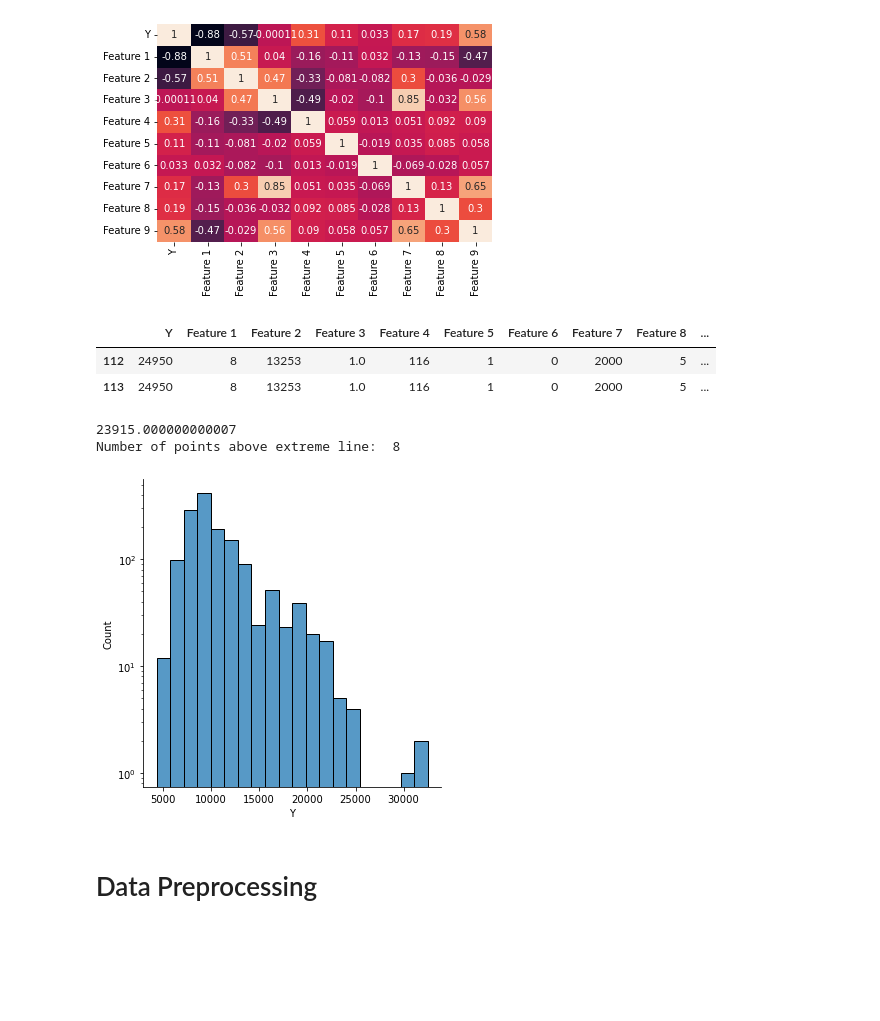
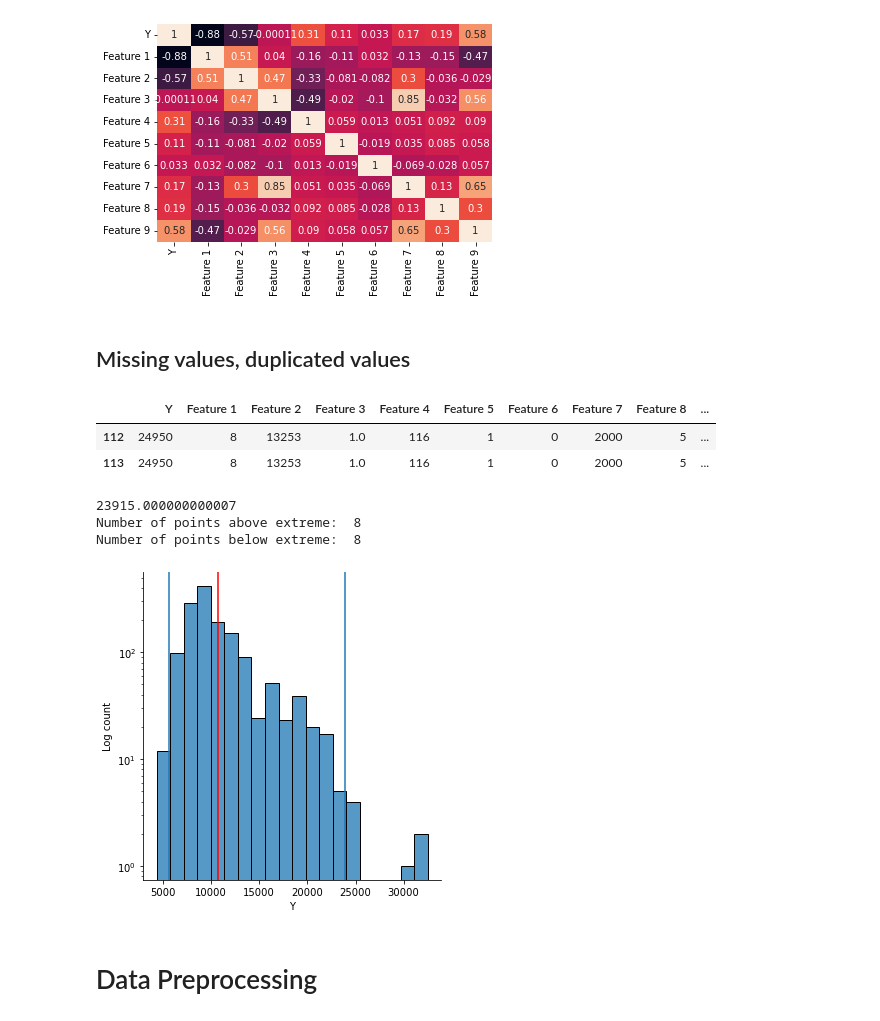
Before and after one commit to potus84/Inmeta, a Jupyter notebook: Modelling.ipynb, the cells around one changed output. Cells and saved outputs as stored; diff of their text form; code cells hidden in the pictures; blank space fills up the shorter version.

```diff
--- a/Modelling.ipynb
+++ b/Modelling.ipynb
@@ -64,6 +67,8 @@ sns.heatmap(df.corr(), annot=True, cbar=False)
 # %% [output]
 <AxesSubplot:>
 [figure]
+# %% [markdown]
+## Missing values, duplicated values
 # %%
 # Find the duplications
 df[df.duplicated(keep=False)]
@@ -74,13 +79,19 @@ df[df.duplicated(keep=False)]
 # %%
 sns.displot(df['Y'], bins=20)
 plt.yscale('log')
+plt.axvline(df['Y'].mean(), c='red', label='mean')
+plt.axvline(np.percentile(df['Y'], q=99.5), label='99.5 percentile')
+plt.axvline(np.percentile(df['Y'], q=0.5), label='0.5 percentile')
 threshold = np.percentile(df['Y'], q=99.5)
+plt.ylabel('Log count')
 print(threshold)
-print('Number of points above extreme line: ', len(df[df['Y'] > threshold]))
+print('Number of points above extreme: ', len(df[df['Y'] > np.percentile(df['Y'], q=99.5)]))
+print('Number of points below extreme: ', len(df[df['Y'] < np.percentile(df['Y'], q=0.5)]))
 # %% [output]
 23915.000000000007
-Number of points above extreme line:  8
+Number of points above extreme:  8
+Number of points below extreme:  8
-[figure, old version]
+[figure, new version]
 # %%
 # # Pandas profiling
 # profile = ProfileReport(df)
```
Also changed, not shown: parts of 17 cells of this notebook.
